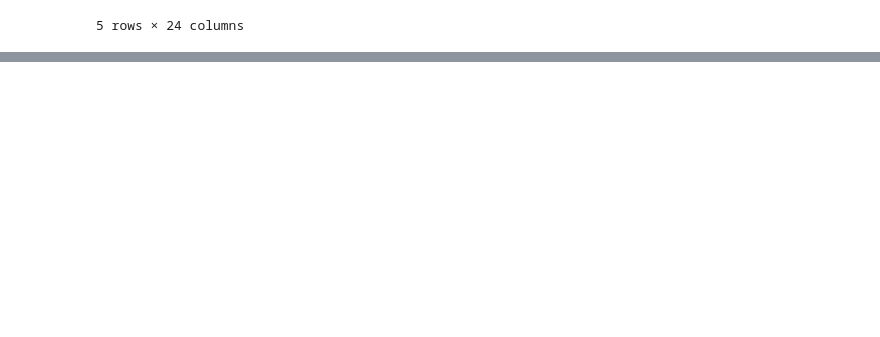
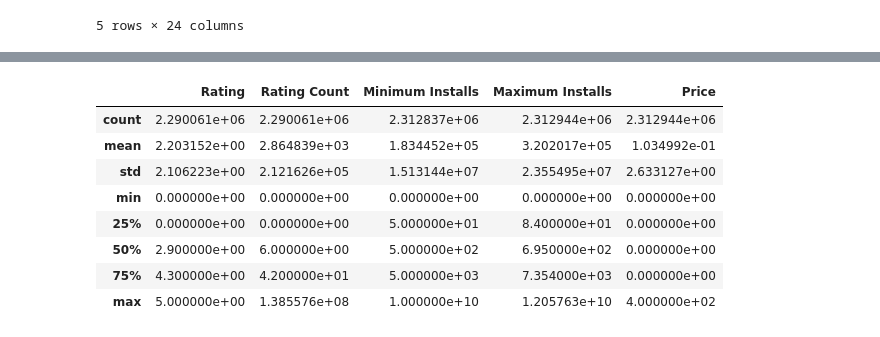
Before and after one commit to Sai-Preetham007/AI-ML, a Jupyter notebook: 2. Data Handling/EDA.ipynb, the cells around one changed output, grey strips where cells are left out. Drawn from its saved outputs; the diff is of its cells as text; code cells hidden in the pictures; blank space fills up the shorter version.

```diff
--- a/2. Data Handling/EDA.ipynb
+++ b/2. Data Handling/EDA.ipynb
@@ -14,0 +41,12 @@ display(google_play_store_df.head())
+# %%
+df.describe()
+# %% [output]
+|  | Rating | Rating Count | Minimum Installs | Maximum Installs | Price |
+| count | 2.290061e+06 | 2.290061e+06 | 2.312837e+06 | 2.312944e+06 | 2.312944e+06 |
+| mean | 2.203152e+00 | 2.864839e+03 | 1.834452e+05 | 3.202017e+05 | 1.034992e-01 |
+| std | 2.106223e+00 | 2.121626e+05 | 1.513144e+07 | 2.355495e+07 | 2.633127e+00 |
+| min | 0.000000e+00 | 0.000000e+00 | 0.000000e+00 | 0.000000e+00 | 0.000000e+00 |
+| 25% | 0.000000e+00 | 0.000000e+00 | 5.000000e+01 | 8.400000e+01 | 0.000000e+00 |
+| 50% | 2.900000e+00 | 6.000000e+00 | 5.000000e+02 | 6.950000e+02 | 0.000000e+00 |
+| 75% | 4.300000e+00 | 4.200000e+01 | 5.000000e+03 | 7.354000e+03 | 0.000000e+00 |
+| max | 5.000000e+00 | 1.385576e+08 | 1.000000e+10 | 1.205763e+10 | 4.000000e+02 |
```
Also changed, not shown: parts of 17 cells of this notebook, 2 other files.
